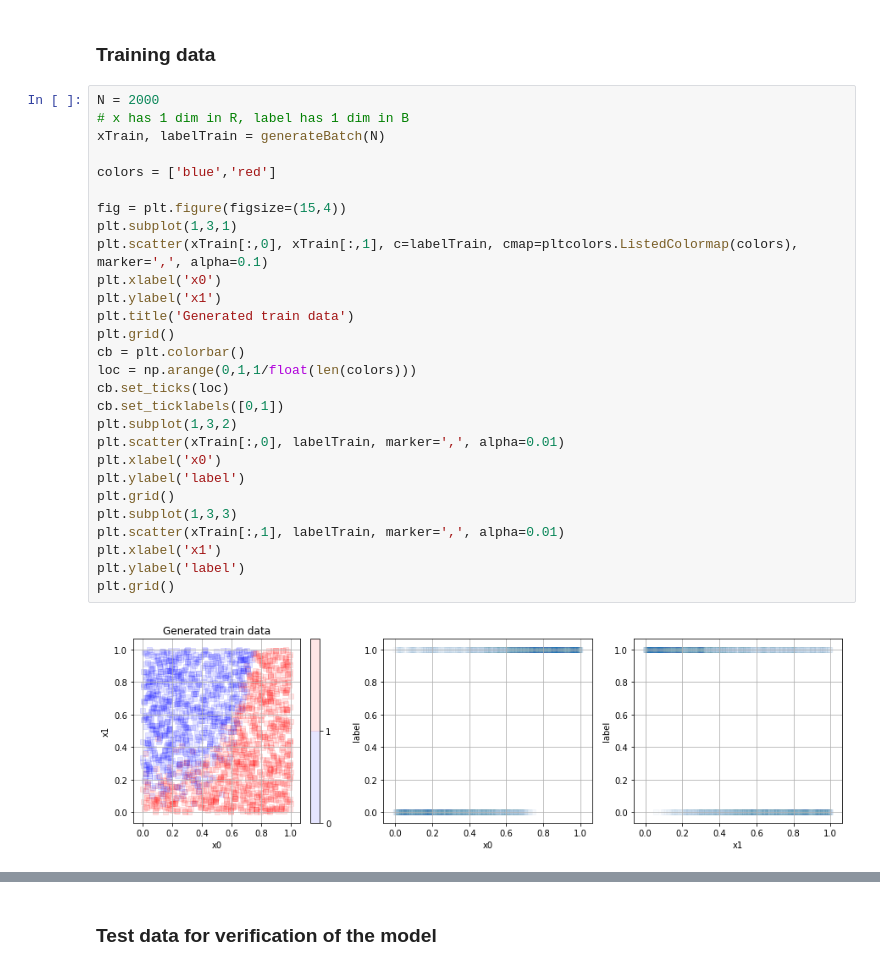
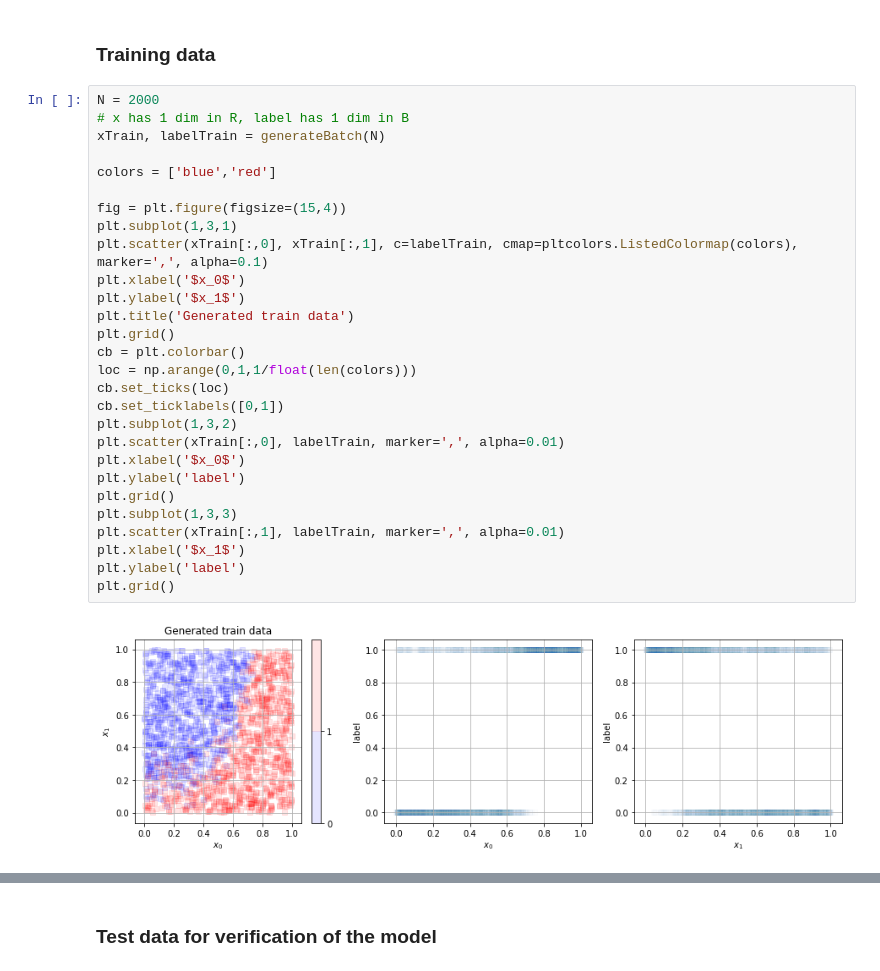
Before and after one commit to tonio73/data-science, a Jupyter notebook: classification/ClassificationContinuous2Features.ipynb, the cells around one changed output, grey strips where cells are left out. Saved outputs shown, nothing was run; the diff lists cells and outputs as text.

```diff
--- a/classification/ClassificationContinuous2Features.ipynb
+++ b/classification/ClassificationContinuous2Features.ipynb
@@ -44,33 +44,33 @@ def generateBatch(N):
 # %%
 N = 2000
 # x has 1 dim in R, label has 1 dim in B
 xTrain, labelTrain = generateBatch(N)
 
 colors = ['blue','red']
 
 fig = plt.figure(figsize=(15,4))
 plt.subplot(1,3,1)
 plt.scatter(xTrain[:,0], xTrain[:,1], c=labelTrain, cmap=pltcolors.ListedColormap(colors), marker=',', alpha=0.1)
-plt.xlabel('x0')
-plt.ylabel('x1')
+plt.xlabel('$x_0$')
+plt.ylabel('$x_1$')
 plt.title('Generated train data')
 plt.grid()
 cb = plt.colorbar()
 loc = np.arange(0,1,1/float(len(colors)))
 cb.set_ticks(loc)
 cb.set_ticklabels([0,1])
 plt.subplot(1,3,2)
 plt.scatter(xTrain[:,0], labelTrain, marker=',', alpha=0.01)
-plt.xlabel('x0')
+plt.xlabel('$x_0$')
 plt.ylabel('label')
 plt.grid()
 plt.subplot(1,3,3)
 plt.scatter(xTrain[:,1], labelTrain, marker=',', alpha=0.01)
-plt.xlabel('x1')
+plt.xlabel('$x_1$')
 plt.ylabel('label')
 plt.grid()
 # %% [output]
-[figure, old version]
+[figure, new version]
 # %%
 count, bins, ignored = plt.hist(labelTrain*1.0, 10, density=True, alpha=0.5)
 p = np.mean(labelTrain)
```
Also changed, not shown: parts of 32 cells of this notebook, 8 other files.
